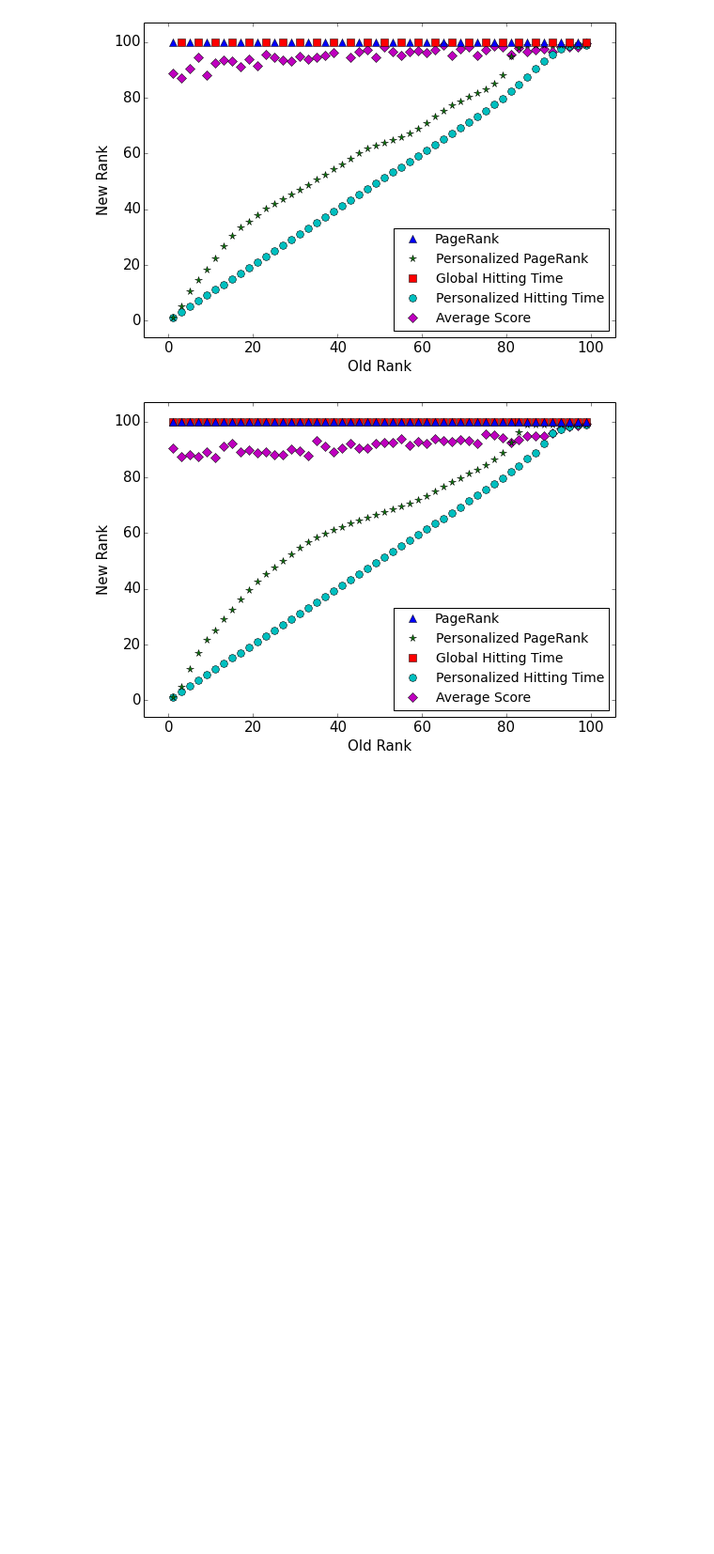
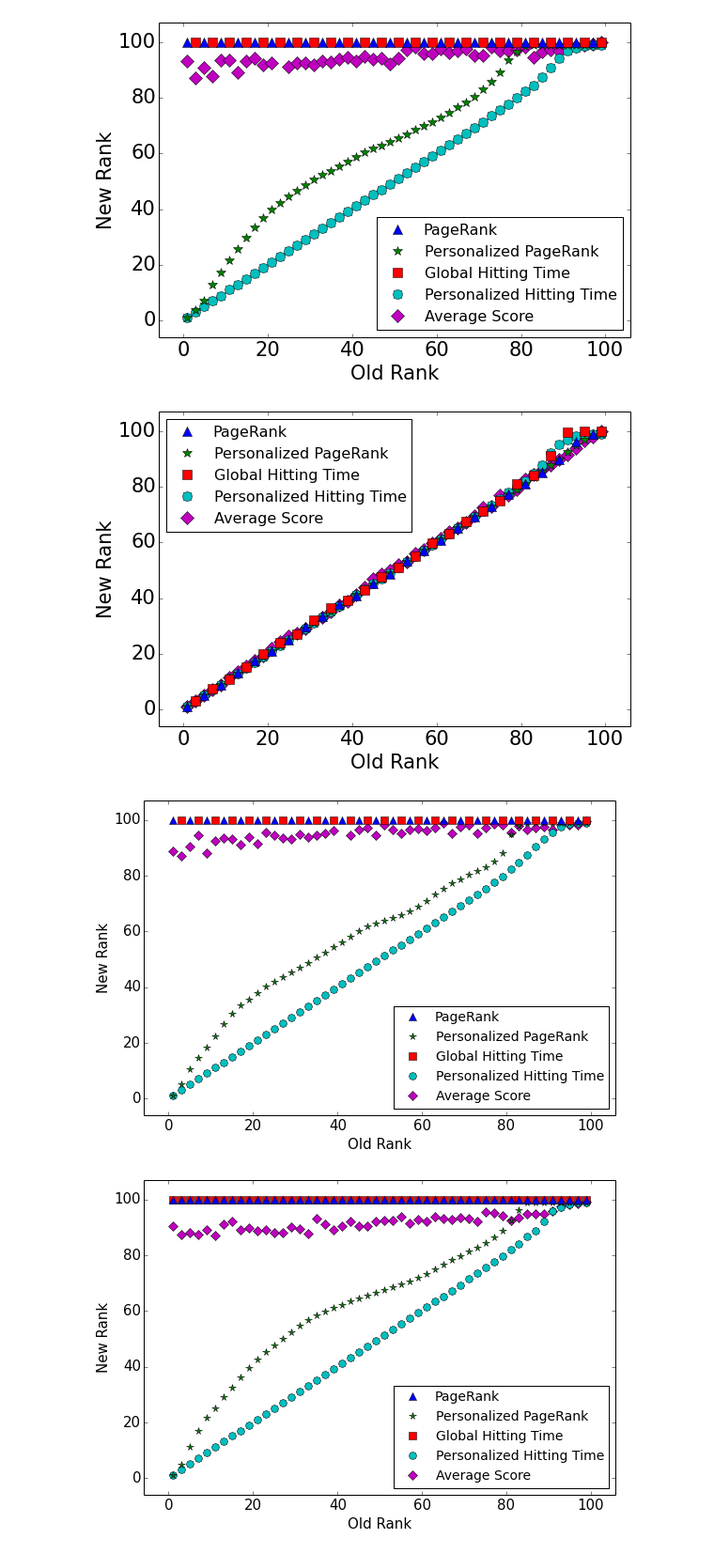
Before and after one commit to branliu0/transitive-trust-models, a Jupyter notebook: notebooks/2014-11-11 Rank Change in Manipulations.ipynb, the cells around one changed output. Shown at 94% size. Cells and saved outputs as stored; diff of their text form; code cells hidden in the pictures; blank space fills up the shorter version.

```diff
--- a/notebooks/2014-11-11 Rank Change in Manipulations.ipynb
+++ b/notebooks/2014-11-11 Rank Change in Manipulations.ipynb
@@ -14,10 +14,13 @@ import hitting_time.mat_hitting_time as mht
 import random
 from collections import defaultdict
 # %%
+%matplotlib inline
+
 plt.rcParams['figure.figsize'] = (9, 6)
-plt.rcParams['font.size'] = 15
-plt.rcParams['legend.fontsize'] = 14
-plt.rcParams['lines.markersize'] = 7.5
+plt.rcParams['font.size'] = 21
+plt.rcParams['legend.fontsize'] = 16
+# plt.rcParams['lines.markersize'] = 7.5
+plt.rcParams['lines.markersize'] = 10
 plt.rcParams['lines.linewidth'] = 1.5
 # %%
 from IPython.parallel import Client
@@ -92,11 +95,11 @@ def one_compute_mechanism(args):
 start = time.time()
 
 N = 3
-graphs = [TrustGraph(100, 'uniform', 'cluster', 20, 'sample', 32) for _ in xrange(N)]
+graphs = [TrustGraph(100, 'uniform', 'cluster', 20, 'sample', 8) for _ in xrange(N)]
 # args = [[[g, i, m[5], True, False] for g in graphs] for i, m in enumerate(MECHANISMS)]
-args = [[[g, i, 0.8, False, True] for g in graphs] for i, m in enumerate(MECHANISMS)]
+args = [[[g, i, 0.8, True, False] for g in graphs] for i, m in enumerate(MECHANISMS)]
 flattened_args = [val for arr in args for val in arr]
-results_t32 = one_compute_mechanism.map(flattened_args)
+results_t8_cutlinks = one_compute_mechanism.map(flattened_args)
 
 print 'elapsed:', time.time() - start
 # %% [output]
@@ -172,6 +175,13 @@ def plot_rank_changes(results, delta=False, sybil_only=False, cutlinks_only=Fals
     plt.legend(lines, [p[0] for p in PLOT_PARAMS], loc='best', numpoints=1)
 
     plt.show()
+# %%
+# 2015-09-13
+plot_rank_changes(results_t8)
+plot_rank_changes(results_t8_cutlinks)
+# %% [output]
+[figure, added]
+[figure, added]
 # %%
 plot_rank_changes(results_at_fixed)
 # %% [output]
```
Also changed, not shown: parts of 1 cell of this notebook, 3 other files.
